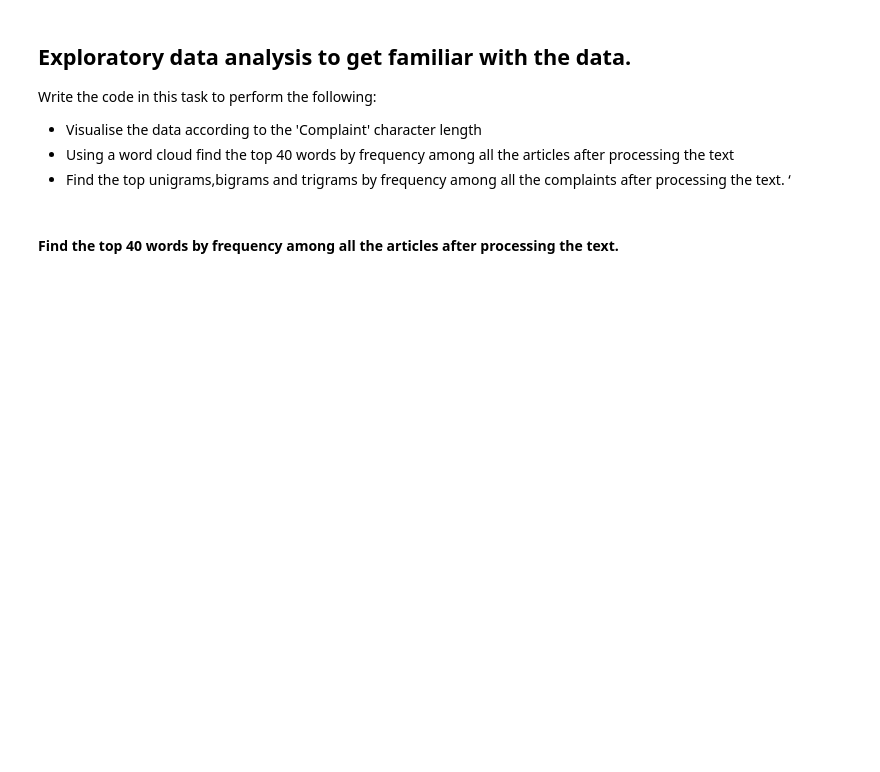
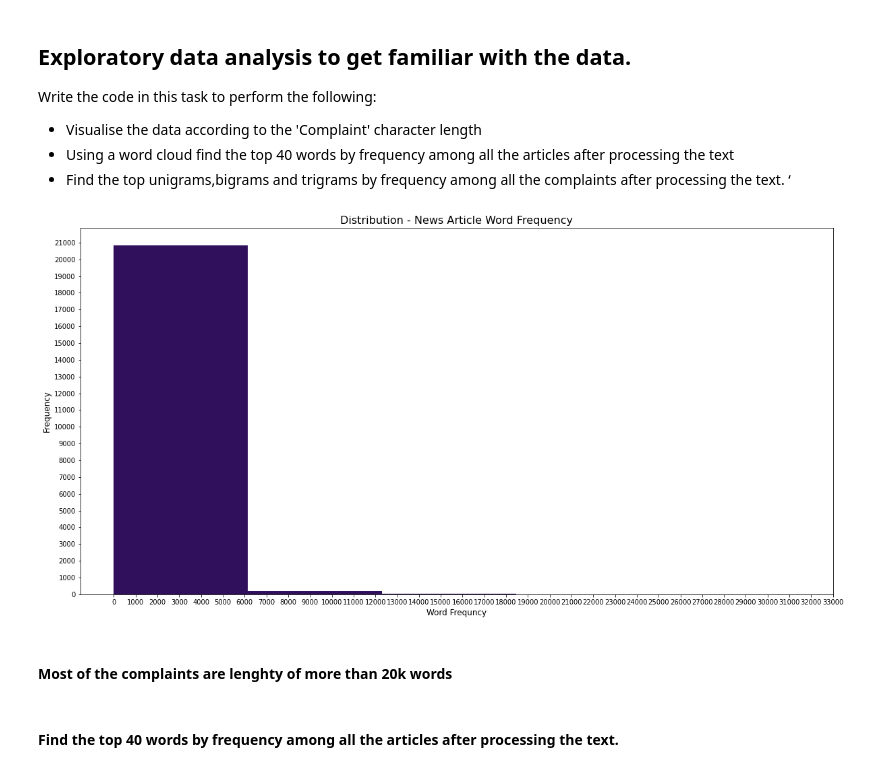
Before and after one commit to santoshramakumar/Automatic-Ticket-Classification-, a Jupyter notebook: Automatic_Ticket_Classification_Assignment.ipynb, the cells around one changed output. Saved outputs shown, nothing was run; the diff lists cells and outputs as text; code cells hidden in the pictures; blank space fills up the shorter version.

```diff
--- a/Automatic_Ticket_Classification_Assignment.ipynb
+++ b/Automatic_Ticket_Classification_Assignment.ipynb
@@ -421,9 +392,14 @@ df_clean.head()
 # %%
 #Write your function to extract the POS tags
 
-def extract_nounPOS(text):
+def extract_POS_tags(text):
   nouns =  [token for token, pos in pos_tag(word_tokenize(text)) if pos.startswith('N')]
-  return nouns
+  #sent_nouns = " "
+  #for word in nouns:
+  #  sent_nouns = "".join(word)
+  #sent_nouns =  ' '.join(nouns)
+  #print(sent_nouns)
+  return ' '.join(nouns)
 # %%
 #The clean dataframe should now contain the raw complaint, lemmatized complaint and the complaint after removing POS tags.
-df_clean['complaintafterremovingPOStags'] =  df['lemmatized complaints'].apply(extract_nounPOS)
+df_clean['complaint_POS_removed'] =  df['lemmatized complaints'].swifter.apply(extract_POS_tags)
@@ -440,3 +423,35 @@ Write the code in this task to perform the following:
+# %%
+# Write your code here to visualise the data according to the 'Complaint' character length
+df_clean["complaint_length"] = df_clean["complaints"].apply(len)
+
+fig = plt.figure(figsize=(20,10))
+
+plt.hist(
+    df_clean['complaint_length'],
+    bins=5,
+    color='#30105C'
+)
+
+plt.title('Distribution - News Article Word Frequency', fontsize=16)
+plt.ylabel('Frequency', fontsize=12)
+plt.xlabel('Word Frequncy', fontsize=12)
+plt.yticks(np.arange(0, 22000, 1000))
+plt.xticks(np.arange(0, 34000, 1000))
+
+#file_name = 'hist'
+
+'''
+fig.savefig(
+    file_path + file_name + '.png',
+    dpi=fig.dpi,
+    bbox_inches='tight'
+)
+'''
+plt.show()
+# %% [output]
+[figure, added]
+# %% [markdown]
+  #### Most of the complaints are lenghty of more than 20k words
 # %% [markdown]
 #### Find the top 40 words by frequency among all the articles after processing the text.
 # %%
```
Also changed, not shown: parts of 32 cells of this notebook.
